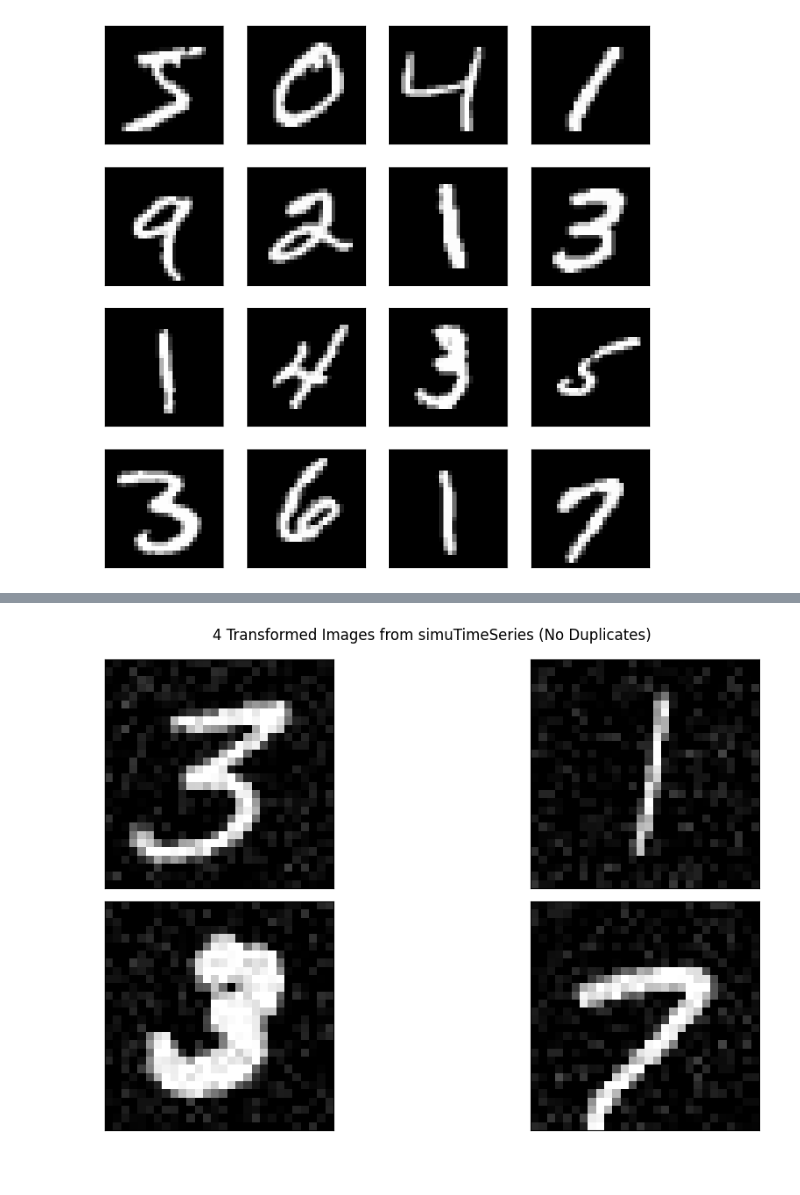
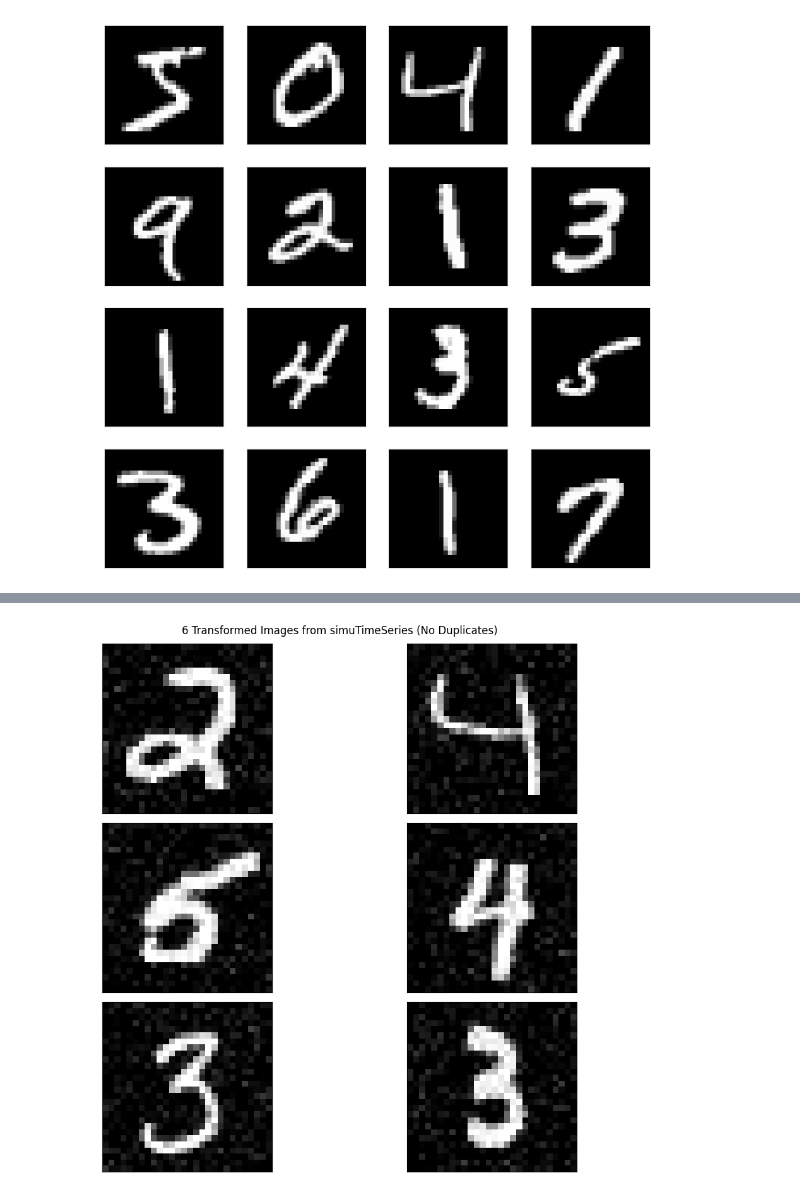
Before and after one commit to FisherSteve/SchrodingerBridgeGenModel, a Jupyter notebook: multidim-fast.ipynb, the cells around one changed output, grey strips where cells are left out. Drawn from its saved outputs; the diff is of its cells as text; code cells hidden in the pictures; blank space fills up the shorter version.

```diff
--- a/multidim-fast.ipynb
+++ b/multidim-fast.ipynb
@@ -172,7 +89,7 @@ kernel_type = 'gaussian'
 TimeSeriesFlat = TimeSeries.reshape(M, N+1, -1)
 
 
-simulator = SchrodingerBridge(N, M, NbPixels**2, TimeSeriesFlat, kernel_type=kernel_type)
+simulator = SchrodingerBridgeMulti(N, M, NbPixels**2, TimeSeriesFlat, kernel_type=kernel_type)
 simuTimeSeriesFlat = np.empty((numberOfSamples, N+1, NbPixels**2))
 for i in tqdm(range(numberOfSamples)):
     images = np.array(simulator.simulate_kernel_vectorized(50, 1.1, 1./252.))
@@ -195,22 +112,22 @@ plt.show()
 # %%
 # Plotting all of the results
-if numberOfSamples == 1:
-    fig, ax = plt.subplots(1, 1, figsize=(4, 4))
-    ax.imshow((simuTimeSeries[0, 1, :, :] + 0.05) * 10 * 255, cmap='gray', vmin=0, vmax=255)
-    ax.set_xticks([])
-    ax.set_yticks([])
-    plt.title('Generated Image')
-    plt.show()
-else:
-    rows = int(np.ceil(np.sqrt(numberOfSamples)))
-    cols = int(np.ceil(numberOfSamples / rows))
-    fig, ax = plt.subplots(rows, cols, figsize=(cols * 2, rows * 2))
-    ax = ax.flatten() if numberOfSamples > 1 else [ax]
-    for i in range(numberOfSamples):
-        ax[i].imshow((simuTimeSeries[i, 1, :, :] + 0.05) * 10 * 255, cmap='gray', vmin=0, vmax=255)
-        ax[i].set_xticks([])
-        ax[i].set_yticks([])
-    for i in range(numberOfSamples, len(ax)):
-        fig.delaxes(ax[i])
-    plt.tight_layout()
-    plt.show()
+# if numberOfSamples == 1:
+#     fig, ax = plt.subplots(1, 1, figsize=(4, 4))
+#     ax.imshow((simuTimeSeries[0, 1, :, :] + 0.05) * 10 * 255, cmap='gray', vmin=0, vmax=255)
+#     ax.set_xticks([])
+#     ax.set_yticks([])
+#     plt.title('Generated Image')
+#     plt.show()
+# else:
+#     rows = int(np.ceil(np.sqrt(numberOfSamples)))
+#     cols = int(np.ceil(numberOfSamples / rows))
+#     fig, ax = plt.subplots(rows, cols, figsize=(cols * 2, rows * 2))
+#     ax = ax.flatten() if numberOfSamples > 1 else [ax]
+#     for i in range(numberOfSamples):
+#         ax[i].imshow((simuTimeSeries[i, 1, :, :] + 0.05) * 10 * 255, cmap='gray', vmin=0, vmax=255)
+#         ax[i].set_xticks([])
+#         ax[i].set_yticks([])
+#     for i in range(numberOfSamples, len(ax)):
+#         fig.delaxes(ax[i])
+#     plt.tight_layout()
+#     plt.show()
@@ -221,7 +136,7 @@ import matplotlib.pyplot as plt
 import numpy as np
 
 # Define the number of images to plot
-number_of_images = 4  # Change this to your desired number
+number_of_images = 6  # Change this to your desired number
 
 # Calculate the number of rows and columns for the subplot grid
 rows, cols = number_of_images // 2, number_of_images % 2 or 2
@@ -237,31 +152,31 @@ def plot_random_image(simuTimeSeries, used_indices, ax):
     if random_index not in used_indices:
       break  # Exit loop if unique index found
   used_indices.append(random_index)
 
   # Extract and transform the image data (assuming it's at index 1)
   image_data = (simuTimeSeries[random_index, 1, :, :] + 0.05) * 10 * 255
 
   # Plot the transformed image using imshow
   ax.imshow(image_data, cmap=plt.get_cmap('gray'), vmin=0, vmax=255)
 
   # Remove unnecessary axis labels and ticks
   ax.set_xticks([])
   ax.set_yticks([])
 
 # Loop to generate and plot random images (avoiding duplicates)
 used_indices = []  # List to store used indices
 for i in range(number_of_images):
   # Create a subplot for each image
   plt.subplot(rows, cols, i + 1)
 
   # Call the function to plot a random image with transformation and duplicate check
   plot_random_image(simuTimeSeries, used_indices, plt.gca())
 
 # Add a title
 plt.suptitle(f'{number_of_images} Transformed Images from simuTimeSeries (No Duplicates)', fontsize=12)
 
 # Display the plot
 plt.tight_layout()  # Adjust spacing between subplots if needed
 plt.show()
 # %% [output]
-[figure, old version]
+[figure, new version]
```
Also changed, not shown: parts of 5 cells of this notebook.
